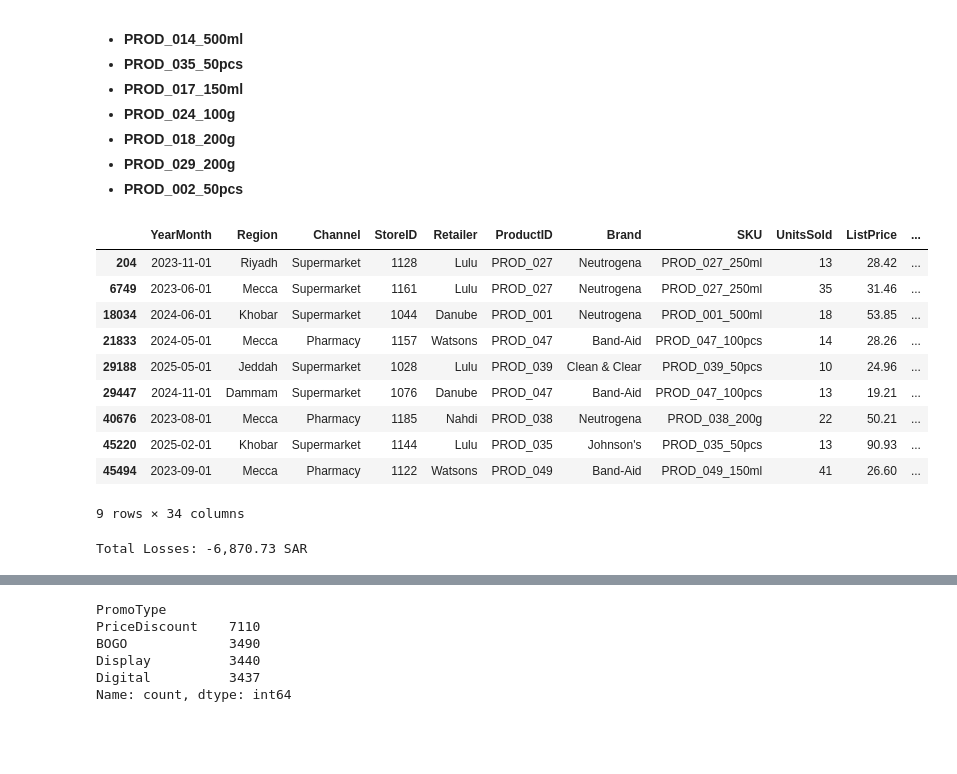
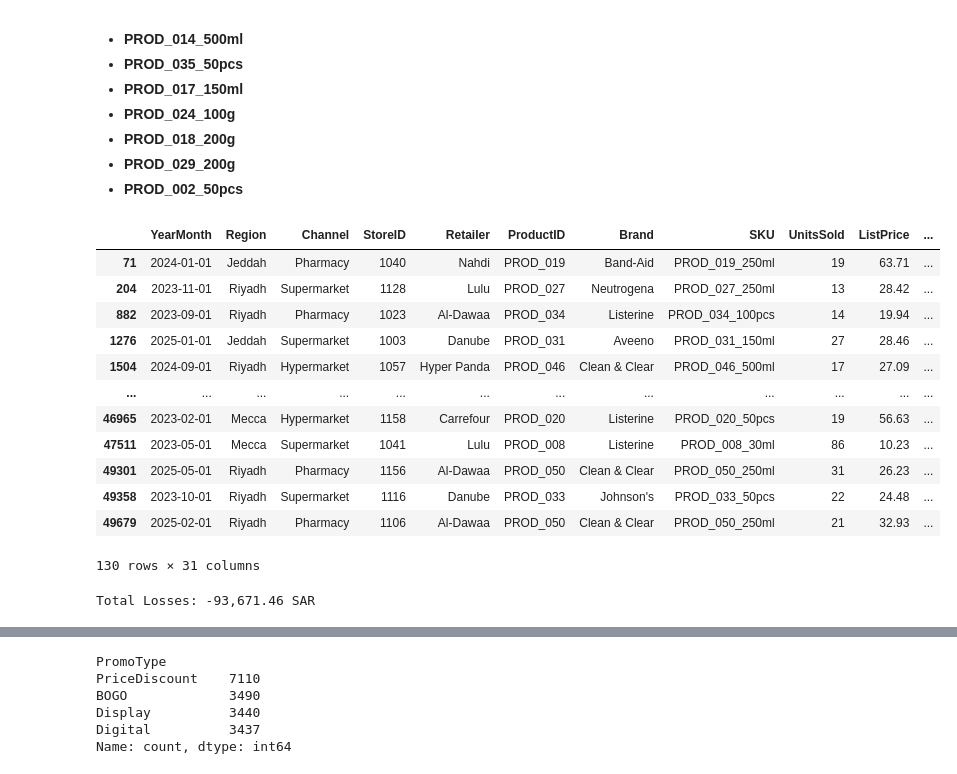
Before and after one commit to amr-salah92/Kenvue-Trade-Promo-Effectiveness-Report, a Jupyter notebook: Kenvue.ipynb, the cells around one changed output, grey strips where cells are left out. Saved outputs shown, nothing was run; the diff lists cells and outputs as text; code cells hidden in the pictures; blank space fills up the shorter version.

```diff
--- a/Kenvue.ipynb
+++ b/Kenvue.ipynb
@@ -1066,26 +1092,28 @@ The following SKUs account for **23%** of leaked discounts:
 - **PROD_029_200g**
 - **PROD_002_50pcs**
 # %%
-losses = Discount_Leakage[Discount_Leakage['NetSales'] <= 0]
+losses = data_sales[data_sales['NetSales'] <= 0]
 losses
 # %% [output]
 |  | YearMonth | Region | Channel | StoreID | Retailer | ProductID | Brand | SKU | UnitsSold | ListPrice | ... |
+| 71 | 2024-01-01 | Jeddah | Pharmacy | 1040 | Nahdi | PROD_019 | Band-Aid | PROD_019_250ml | 19 | 63.71 | ... |
 | 204 | 2023-11-01 | Riyadh | Supermarket | 1128 | Lulu | PROD_027 | Neutrogena | PROD_027_250ml | 13 | 28.42 | ... |
-| 6749 | 2023-06-01 | Mecca | Supermarket | 1161 | Lulu | PROD_027 | Neutrogena | PROD_027_250ml | 35 | 31.46 | ... |
-| 18034 | 2024-06-01 | Khobar | Supermarket | 1044 | Danube | PROD_001 | Neutrogena | PROD_001_500ml | 18 | 53.85 | ... |
-| 21833 | 2024-05-01 | Mecca | Pharmacy | 1157 | Watsons | PROD_047 | Band-Aid | PROD_047_100pcs | 14 | 28.26 | ... |
-| 29188 | 2025-05-01 | Jeddah | Supermarket | 1028 | Lulu | PROD_039 | Clean & Clear | PROD_039_50pcs | 10 | 24.96 | ... |
-| 29447 | 2024-11-01 | Dammam | Supermarket | 1076 | Danube | PROD_047 | Band-Aid | PROD_047_100pcs | 13 | 19.21 | ... |
-| 40676 | 2023-08-01 | Mecca | Pharmacy | 1185 | Nahdi | PROD_038 | Neutrogena | PROD_038_200g | 22 | 50.21 | ... |
-| 45220 | 2025-02-01 | Khobar | Supermarket | 1144 | Lulu | PROD_035 | Johnson's | PROD_035_50pcs | 13 | 90.93 | ... |
-| 45494 | 2023-09-01 | Mecca | Pharmacy | 1122 | Watsons | PROD_049 | Band-Aid | PROD_049_150ml | 41 | 26.60 | ... |
+| 882 | 2023-09-01 | Riyadh | Pharmacy | 1023 | Al-Dawaa | PROD_034 | Listerine | PROD_034_100pcs | 14 | 19.94 | ... |
+| 1276 | 2025-01-01 | Jeddah | Supermarket | 1003 | Danube | PROD_031 | Aveeno | PROD_031_150ml | 27 | 28.46 | ... |
+| 1504 | 2024-09-01 | Riyadh | Hypermarket | 1057 | Hyper Panda | PROD_046 | Clean & Clear | PROD_046_500ml | 17 | 27.09 | ... |
+| ... | ... | ... | ... | ... | ... | ... | ... | ... | ... | ... | ... |
+| 46965 | 2023-02-01 | Mecca | Hypermarket | 1158 | Carrefour | PROD_020 | Listerine | PROD_020_50pcs | 19 | 56.63 | ... |
+| 47511 | 2023-05-01 | Mecca | Supermarket | 1041 | Lulu | PROD_008 | Listerine | PROD_008_30ml | 86 | 10.23 | ... |
+| 49301 | 2025-05-01 | Riyadh | Pharmacy | 1156 | Al-Dawaa | PROD_050 | Clean & Clear | PROD_050_250ml | 31 | 26.23 | ... |
+| 49358 | 2023-10-01 | Riyadh | Supermarket | 1116 | Danube | PROD_033 | Johnson's | PROD_033_50pcs | 22 | 24.48 | ... |
+| 49679 | 2025-02-01 | Riyadh | Pharmacy | 1106 | Al-Dawaa | PROD_050 | Clean & Clear | PROD_050_250ml | 21 | 32.93 | ... |
-9 rows × 34 columns
+130 rows × 31 columns
 # %%
 Total_Losses = losses['Profit'].sum()
 
 print("Total Losses:", f"{round(Total_Losses, 2):,}", "SAR")
 # %% [output]
-Total Losses: -6,870.73 SAR
+Total Losses: -93,671.46 SAR
 # %%
 losses.groupby('ProductID')['Profit'].sum().sort_values(ascending=True)
 # %% [output]
```
Also changed, not shown: parts of 9 cells of this notebook.
